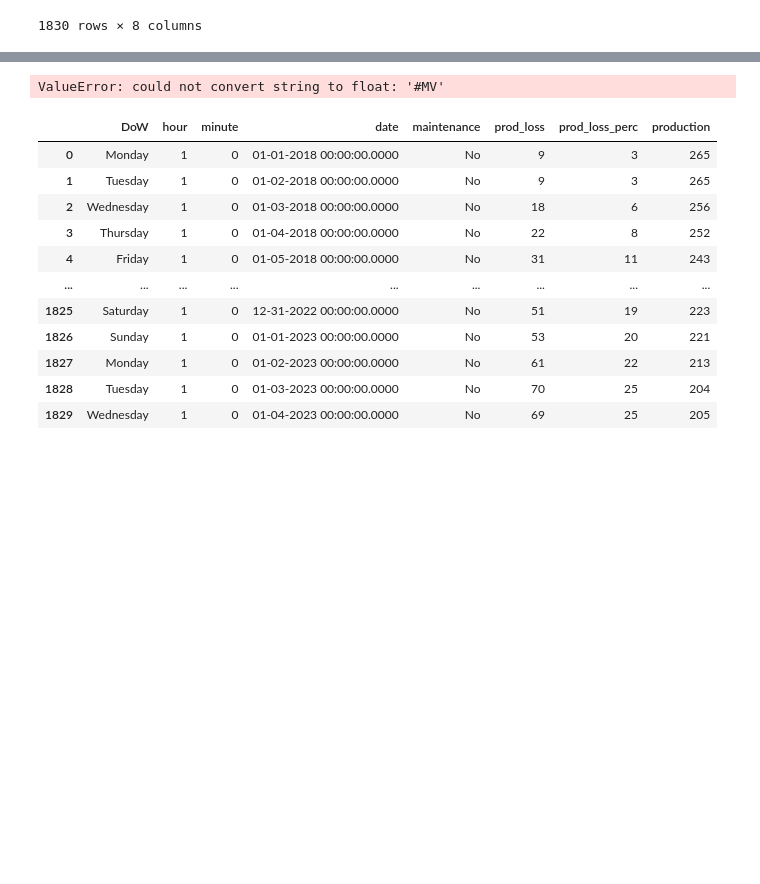
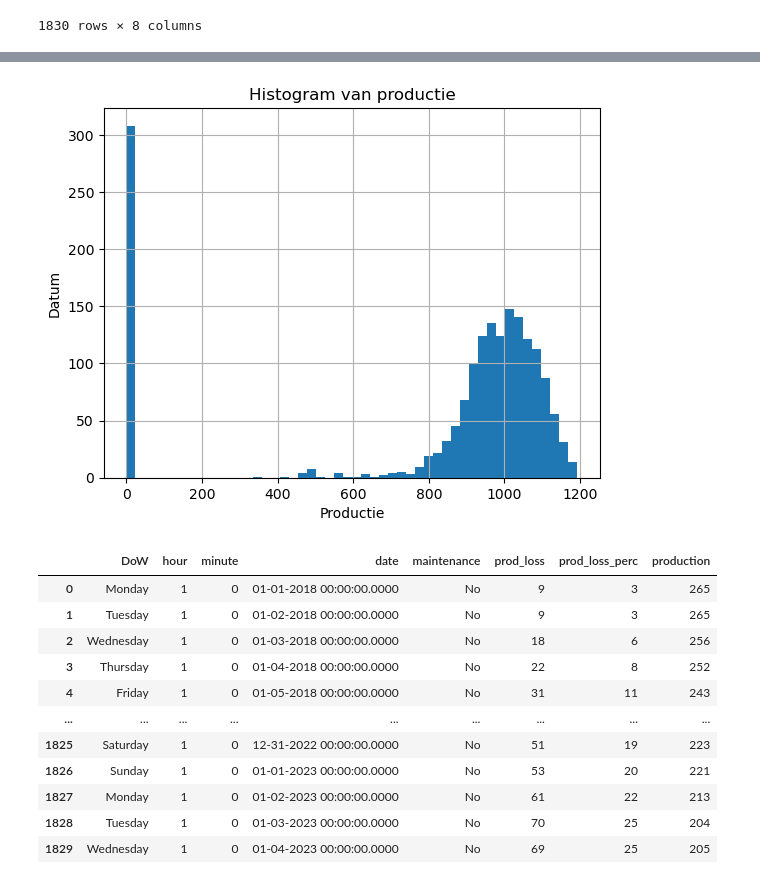
Before and after one commit to craftyraf/project-productie-proces, a Jupyter notebook: notebooks/Deel 1.ipynb, the cells around one changed output, grey strips where cells are left out. Cells and saved outputs as stored; diff of their text form; code cells hidden in the pictures; blank space fills up the shorter version.

Commit message:
mappenstructuur: - projectmap > data > input - projectmap > data > output
#MV vervangen door np.nan om histogram werkend te krijgen.

```diff
--- a/notebooks/Deel 1.ipynb
+++ b/notebooks/Deel 1.ipynb
@@ -6,5 +15,19 @@ import matplotlib.pyplot as plt
+# %%
+# mappenstructuur: projectmap > data > input
+input_path = os.path.join('..', 'data', 'input')
+
+# mappenstructuur: projectmap > data > output
+output_path = os.path.join('..', 'data', 'output')
+
+# absolute_path = os.path.abspath(input_path)
+# print(absolute_path)
 # %%
-df = pd.read_json('daily_production/BRU/20180101.json', orient='index')
+df = pd.read_json(os.path.join(input_path,
+                               'data_productie',
+                               'daily_production',
+                               'BRU',
+                               '20180101.json'),
+                  orient='index')
 df
 # %% [output]
 |  | 0 |
@@ -18,7 +41,7 @@ df
 | production | 1183 |
 # %%
 # Definieer het pad naar de map met de JSON-bestanden
-map_pad = "daily_production/BRU"
+map_pad = os.path.join(input_path, 'data_productie', 'daily_production', 'BRU')
 
 # Lijst om DataFrames van alle JSON-bestanden op te slaan
 dataframes = []
@@ -64,14 +96,15 @@ RangeIndex(start=0, stop=1, step=1)
 # %%
 # Histogram van de 'production' kolom
+BRU_df['production'] = BRU_df['production'].replace({'#MV': np.nan})  # Vervangt '#MV' door NaN
 BRU_df['production'] = BRU_df['production'].astype(float)  # Zorg ervoor dat de kolom numeriek is
-BRU_df['production'].hist()
+BRU_df['production'].hist(bins=50)
 
 # Toon het histogram
 plt.title('Histogram van productie')
 plt.xlabel('Productie')
 plt.ylabel('Datum')
 plt.show()
 # %% [output]
-ValueError: could not convert string to float: '#MV'
+[figure, added]
 # %%
 # Definieer het pad naar de map met de JSON-bestanden
```
Also changed, not shown: parts of 7 cells of this notebook.
